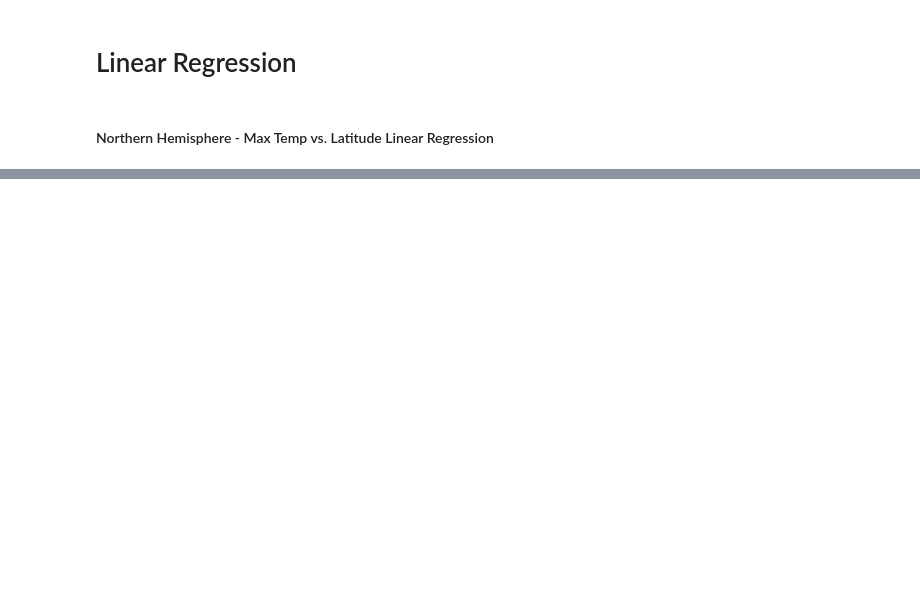
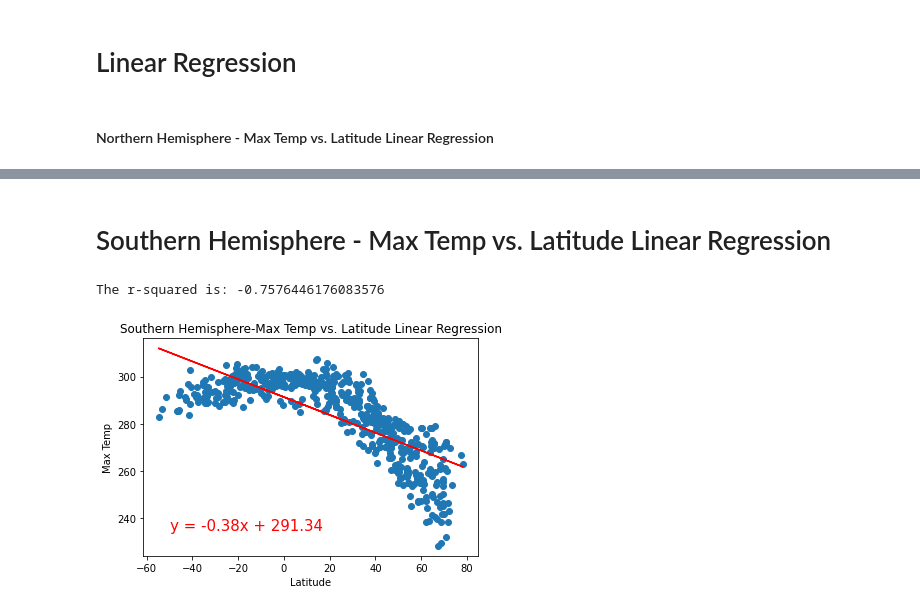
Before and after one commit to KendallMcCroy/python-api-challenge, a Jupyter notebook: WeatherPy.ipynb, the cells around one changed output, grey strips where cells are left out. Drawn from its saved outputs; the diff is of its cells as text; code cells hidden in the pictures; blank space fills up the shorter version.

```diff
--- a/WeatherPy.ipynb
+++ b/WeatherPy.ipynb
@@ -279,0 +281,28 @@ The r-squared is: -0.7427356521634955
+# %% [markdown]
+# Southern Hemisphere - Max Temp vs. Latitude Linear Regression
+# %%
+# Create scatter plot
+xValue = city_temp_df["Lat"]
+yValue = city_temp_df["Max Temp"]
+
+plt.scatter(xValue, yValue)
+
+(slope, intercept, rvalue, pvalue, stderr) = linregress(xValue, yValue)
+regress_values = xValue * slope + intercept
+line_eq = "y = " + str(round(slope,2)) + "x + " + str(round(intercept,2))
+
+# annotate the linear regression line
+plt.plot(xValue, regress_values, "r-")
+plt.annotate(line_eq, (-50,235), fontsize=15, color="red")
+
+# Add lables to tabe and title
+plt.ylabel("Max Temp")
+plt.xlabel("Latitude")
+plt.title("Southern Hemisphere-Max Temp vs. Latitude Linear Regression")
+
+# Display and save the plot
+print(f"The r-squared is: {rvalue}")
+plt.savefig("output_data/southern_LinearRegress_MaxTemp.png")
+# %% [output]
+The r-squared is: -0.7576446176083576
+[figure, added]
```
Also changed, not shown: parts of 9 cells of this notebook, 6 other files.
